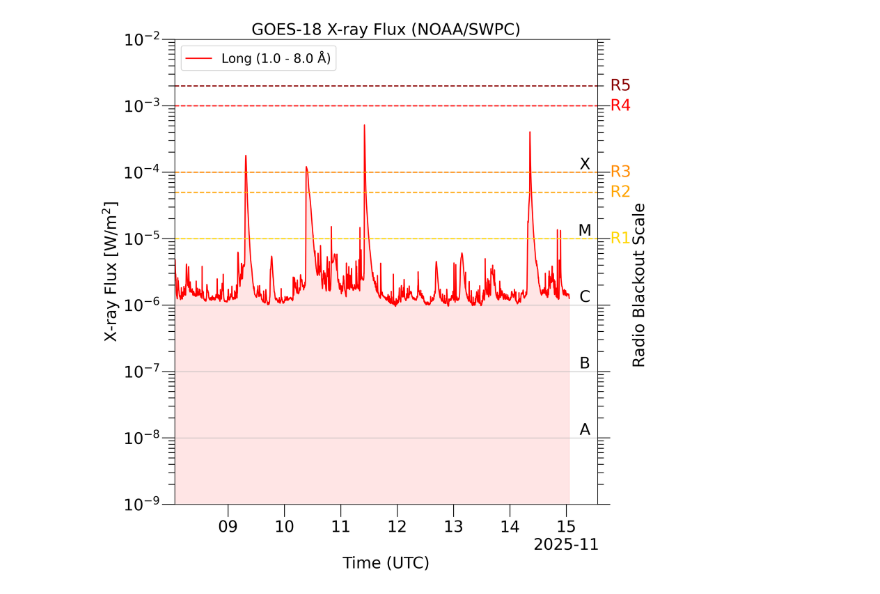
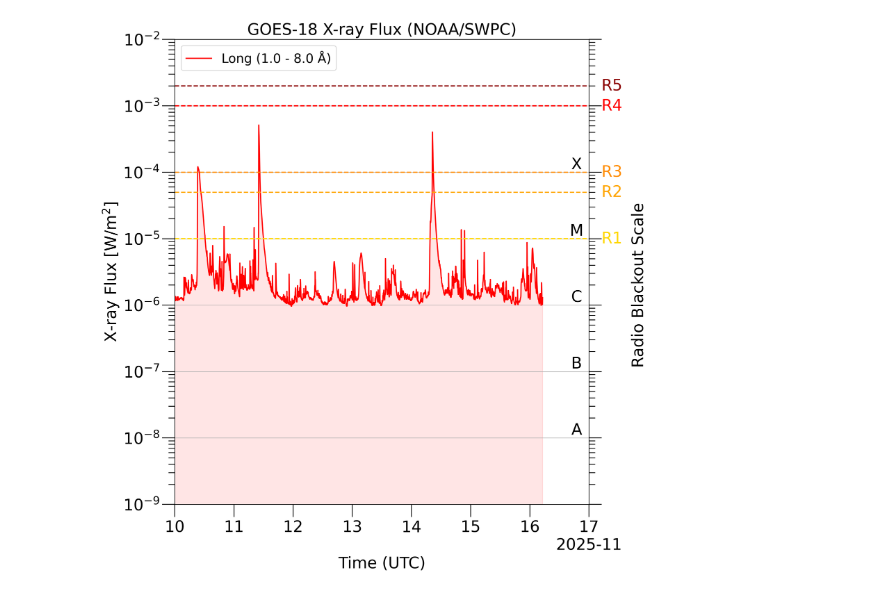
Before and after one commit to mgjeon/sswt, a Jupyter notebook: R.ipynb, the cells around one changed output. Cells and saved outputs as stored; diff of their text form; code cells hidden in the pictures.

```diff
--- a/R.ipynb
+++ b/R.ipynb
@@ -74,7 +76,9 @@ def custom_formatter(x, pos):
 
 ax.xaxis.set_major_formatter(custom_formatter)
 ax.xaxis.set_major_locator(mdates.DayLocator(interval=1))
-ax.set_xlim(df.index.min(), df.index.max()+pd.Timedelta(days=0.5))
+tnow = pd.Timestamp.now(tz='UTC')
+tnow = tnow.replace(hour=0, minute=0, second=0, microsecond=0)
+ax.set_xlim(tnow - pd.Timedelta(days=6), tnow + pd.Timedelta(days=1))
 
 ax.grid(True, which='major', axis='y', linestyle='-', alpha=0.8)
 
@@ -85,32 +89,32 @@ ax.axhline(5e-5, color='orange', linestyle='--', zorder=2)
 ax.text(1.03, 5e-5, 'R2', color='orange', fontsize=20,
         va='center', transform=ax.get_yaxis_transform())
 ax.axhline(1e-4, color='darkorange', linestyle='--', zorder=2)
 ax.text(1.03, 1e-4, 'R3', color='darkorange', fontsize=20,
         va='center', transform=ax.get_yaxis_transform())
 ax.axhline(1e-3, color='red', linestyle='--', zorder=2)
 ax.text(1.03, 1e-3, 'R4', color='red', fontsize=20,
         va='center', transform=ax.get_yaxis_transform())
 ax.axhline(2e-3, color='darkred', linestyle='--', zorder=2)
 ax.text(1.03, 2e-3, 'R5', color='darkred', fontsize=20,
         va='center', transform=ax.get_yaxis_transform())
-ax.text(1.1, 2e-6, 'Radio Blackout Scale', rotation=90, fontsize=20,
+ax.text(1.12, 2e-6, 'Radio Blackout Scale', rotation=90, fontsize=20,
         va='center', ha='center', transform=ax.get_yaxis_transform())
 
 ax.text(0.97, 1e-8, 'A', fontsize=20, va='bottom', ha='center', transform=ax.get_yaxis_transform(),
         color='black')
 ax.text(0.97, 1e-7, 'B', fontsize=20, va='bottom', ha='center', transform=ax.get_yaxis_transform(),
         color='black')
 ax.text(0.97, 1e-6, 'C', fontsize=20, va='bottom', ha='center', transform=ax.get_yaxis_transform(),
         color='black')
 ax.text(0.97, 1e-5, 'M', fontsize=20, va='bottom', ha='center', transform=ax.get_yaxis_transform(),
         color='black')
 ax.text(0.97, 1e-4, 'X', fontsize=20, va='bottom', ha='center', transform=ax.get_yaxis_transform(),
         color='black')
 
 
 fig.tight_layout()
 plt.savefig('goes_xray_flux.png', dpi=300, bbox_inches='tight')
 plt.close(fig)
 Image('goes_xray_flux.png')
 # %% [output]
-[figure, old version]
+[figure, new version]
```
Also changed, not shown: parts of 2 cells of this notebook, 8 other files.
